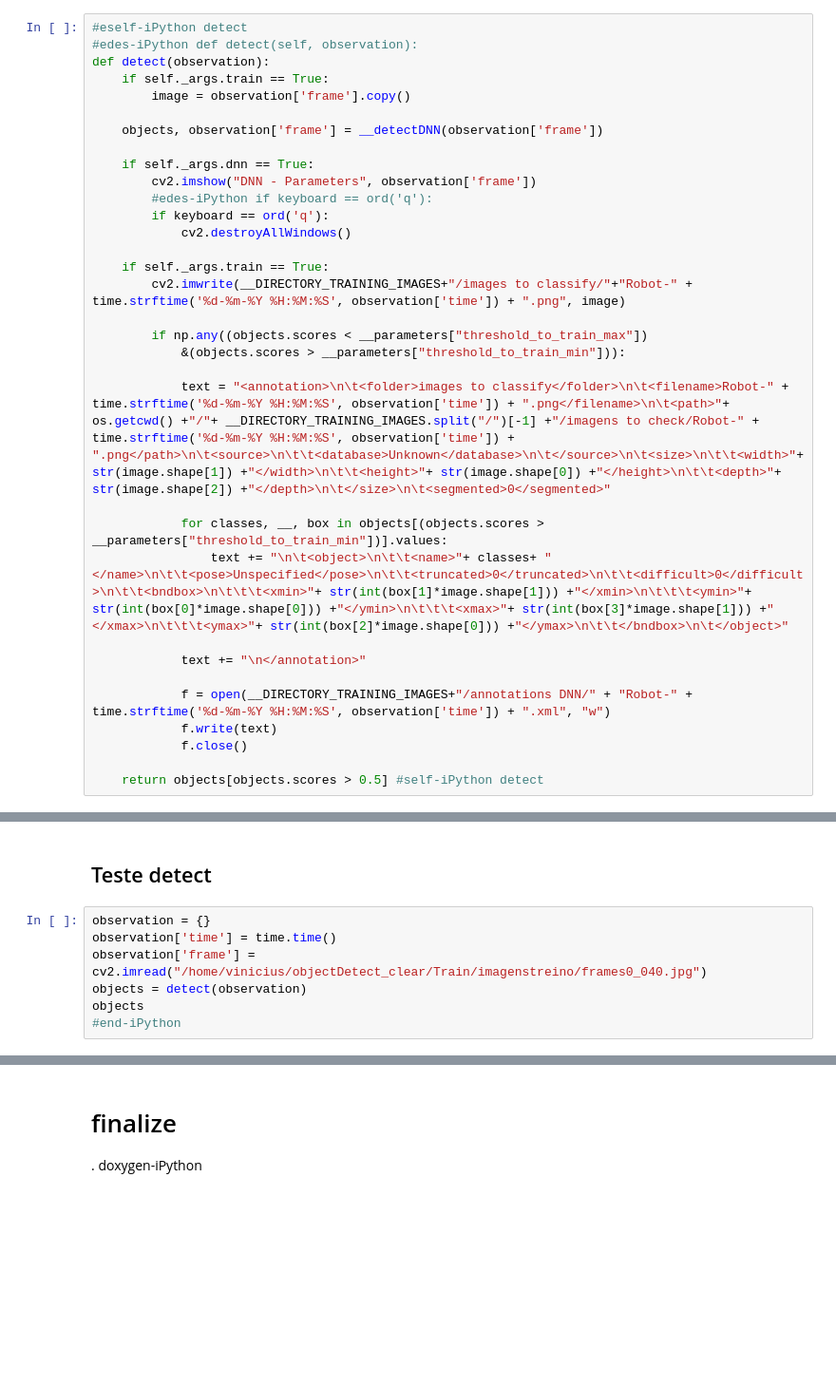
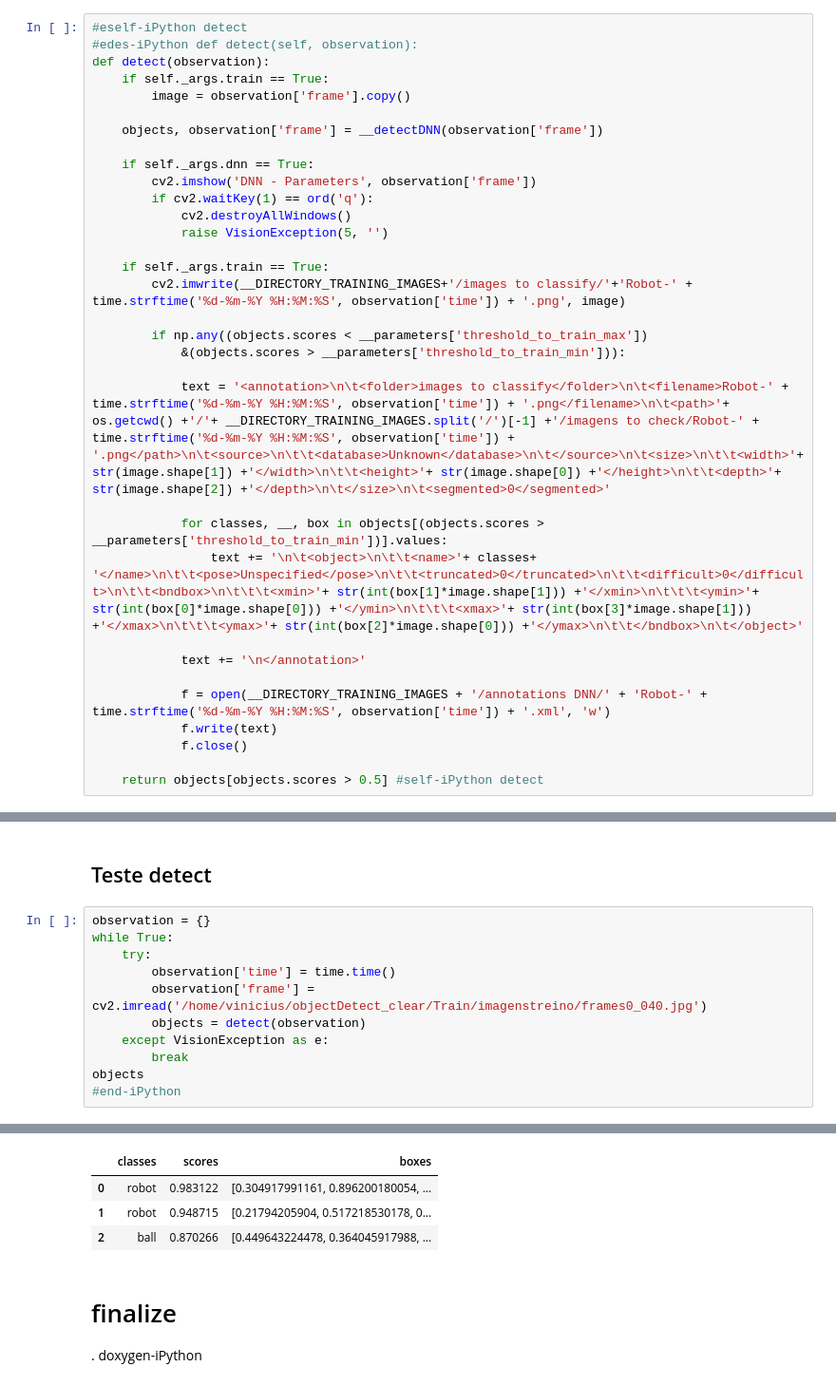
Before and after one commit to RoboFEI/RoboFEI-HT_2019, a Jupyter notebook: AI/Vision/Workbench/iPython/DNN.ipynb, the cells around one changed output, grey strips where cells are left out. Shown at 95% size. Saved outputs shown, nothing was run; the diff lists cells and outputs as text; blank space fills up the shorter version.

```diff
--- a/AI/Vision/Workbench/iPython/DNN.ipynb
+++ b/AI/Vision/Workbench/iPython/DNN.ipynb
@@ -330,25 +435,25 @@ def detect(observation):
     objects, observation['frame'] = __detectDNN(observation['frame'])
 
     if self._args.dnn == True:
-        cv2.imshow("DNN - Parameters", observation['frame'])
-        #edes-iPython if keyboard == ord('q'):
-        if keyboard == ord('q'):
+        cv2.imshow('DNN - Parameters', observation['frame'])
+        if cv2.waitKey(1) == ord('q'):
             cv2.destroyAllWindows()
+            raise VisionException(5, '')
 
     if self._args.train == True:
-        cv2.imwrite(__DIRECTORY_TRAINING_IMAGES+"/images to classify/"+"Robot-" + time.strftime('%d-%m-%Y %H:%M:%S', observation['time']) + ".png", image)
+        cv2.imwrite(__DIRECTORY_TRAINING_IMAGES+'/images to classify/'+'Robot-' + time.strftime('%d-%m-%Y %H:%M:%S', observation['time']) + '.png', image)
 
-        if np.any((objects.scores < __parameters["threshold_to_train_max"])
-            &(objects.scores > __parameters["threshold_to_train_min"])):
+        if np.any((objects.scores < __parameters['threshold_to_train_max'])
+            &(objects.scores > __parameters['threshold_to_train_min'])):
 
-            text = "<annotation>\n\t<folder>images to classify</folder>\n\t<filename>Robot-" + time.strftime('%d-%m-%Y %H:%M:%S', observation['time']) + ".png</filename>\n\t<path>"+ os.getcwd() +"/"+ __DIRECTORY_TRAINING_IMAGES.split("/")[-1] +"/imagens to check/Robot-" + time.strftime('%d-%m-%Y %H:%M:%S', observation['time']) + ".png</path>\n\t<source>\n\t\t<database>Unknown</database>\n\t</source>\n\t<size>\n\t\t<width>"+ str(image.shape[1]) +"</width>\n\t\t<height>"+ str(image.shape[0]) +"</height>\n\t\t<depth>"+ str(image.shape[2]) +"</depth>\n\t</size>\n\t<segmented>0</segmented>"
+            text = '<annotation>\n\t<folder>images to classify</folder>\n\t<filename>Robot-' + time.strftime('%d-%m-%Y %H:%M:%S', observation['time']) + '.png</filename>\n\t<path>'+ os.getcwd() +'/'+ __DIRECTORY_TRAINING_IMAGES.split('/')[-1] +'/imagens to check/Robot-' + time.strftime('%d-%m-%Y %H:%M:%S', observation['time']) + '.png</path>\n\t<source>\n\t\t<database>Unknown</database>\n\t</source>\n\t<size>\n\t\t<width>'+ str(image.shape[1]) +'</width>\n\t\t<height>'+ str(image.shape[0]) +'</height>\n\t\t<depth>'+ str(image.shape[2]) +'</depth>\n\t</size>\n\t<segmented>0</segmented>'
 
-            for classes, __, box in objects[(objects.scores > __parameters["threshold_to_train_min"])].values:
-                text += "\n\t<object>\n\t\t<name>"+ classes+ "</name>\n\t\t<pose>Unspecified</pose>\n\t\t<truncated>0</truncated>\n\t\t<difficult>0</difficult>\n\t\t<bndbox>\n\t\t\t<xmin>"+ str(int(box[1]*image.shape[1])) +"</xmin>\n\t\t\t<ymin>"+ str(int(box[0]*image.shape[0])) +"</ymin>\n\t\t\t<xmax>"+ str(int(box[3]*image.shape[1])) +"</xmax>\n\t\t\t<ymax>"+ str(int(box[2]*image.shape[0])) +"</ymax>\n\t\t</bndbox>\n\t</object>"
+            for classes, __, box in objects[(objects.scores > __parameters['threshold_to_train_min'])].values:
+                text += '\n\t<object>\n\t\t<name>'+ classes+ '</name>\n\t\t<pose>Unspecified</pose>\n\t\t<truncated>0</truncated>\n\t\t<difficult>0</difficult>\n\t\t<bndbox>\n\t\t\t<xmin>'+ str(int(box[1]*image.shape[1])) +'</xmin>\n\t\t\t<ymin>'+ str(int(box[0]*image.shape[0])) +'</ymin>\n\t\t\t<xmax>'+ str(int(box[3]*image.shape[1])) +'</xmax>\n\t\t\t<ymax>'+ str(int(box[2]*image.shape[0])) +'</ymax>\n\t\t</bndbox>\n\t</object>'
 
-            text += "\n</annotation>"
+            text += '\n</annotation>'
 
-            f = open(__DIRECTORY_TRAINING_IMAGES+"/annotations DNN/" + "Robot-" + time.strftime('%d-%m-%Y %H:%M:%S', observation['time']) + ".xml", "w")
+            f = open(__DIRECTORY_TRAINING_IMAGES + '/annotations DNN/' + 'Robot-' + time.strftime('%d-%m-%Y %H:%M:%S', observation['time']) + '.xml', 'w')
             f.write(text)
             f.close()
 
@@ -359,8 +464,13 @@ def detect(observation):
 ## Teste detect
 # %%
 observation = {}
-observation['time'] = time.time()
-observation['frame'] = cv2.imread("/home/vinicius/objectDetect_clear/Train/imagenstreino/frames0_040.jpg")
-objects = detect(observation)
+while True:
+    try:
+        observation['time'] = time.time()
+        observation['frame'] = cv2.imread('/home/vinicius/objectDetect_clear/Train/imagenstreino/frames0_040.jpg')
+        objects = detect(observation)
+    except VisionException as e:
+        break
 objects
 #end-iPython
+# %% [output]
@@ -367,3 +478,7 @@ objects
+|  | classes | scores | boxes |
+| 0 | robot | 0.983122 | [0.304917991161, 0.896200180054, ... |
+| 1 | robot | 0.948715 | [0.21794205904, 0.517218530178, 0... |
+| 2 | ball | 0.870266 | [0.449643224478, 0.364045917988, ... |
 # %% [markdown]
 # finalize
 .
```
Also changed, not shown: parts of 21 cells of this notebook, 12 other files.
